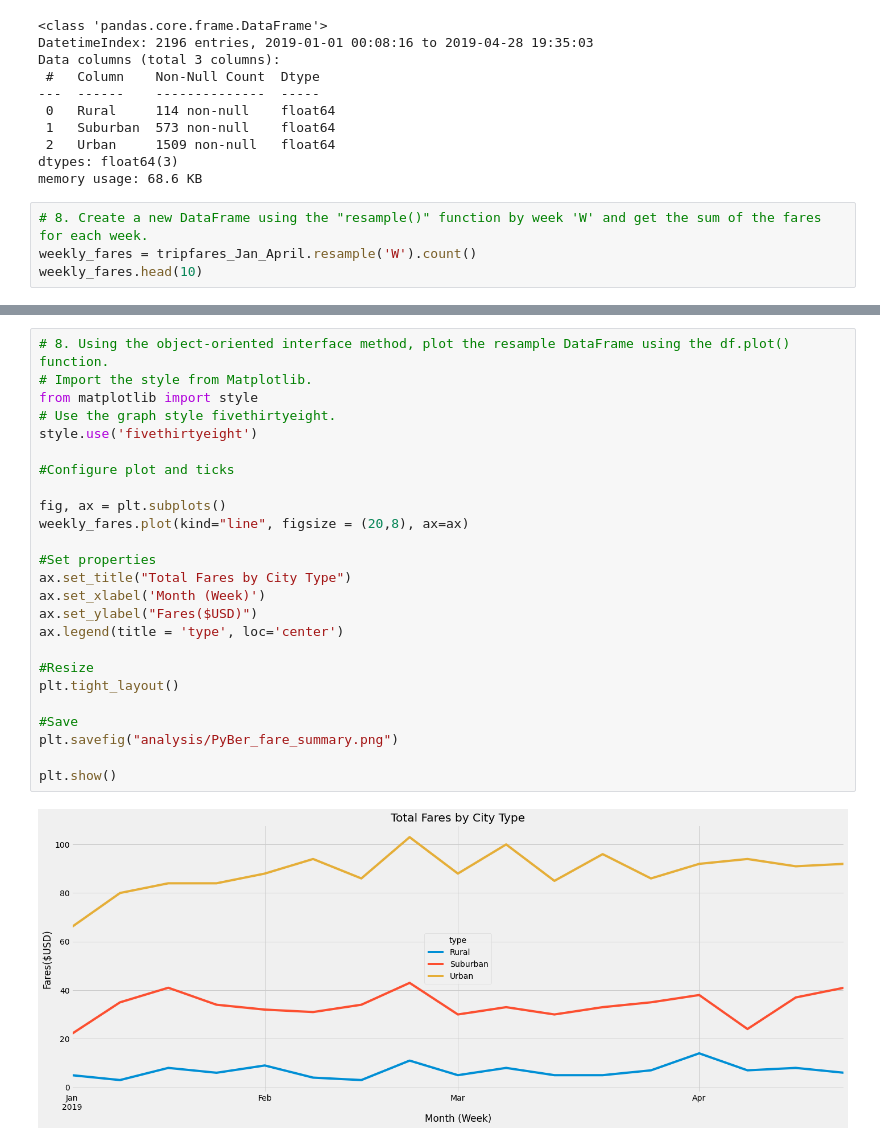
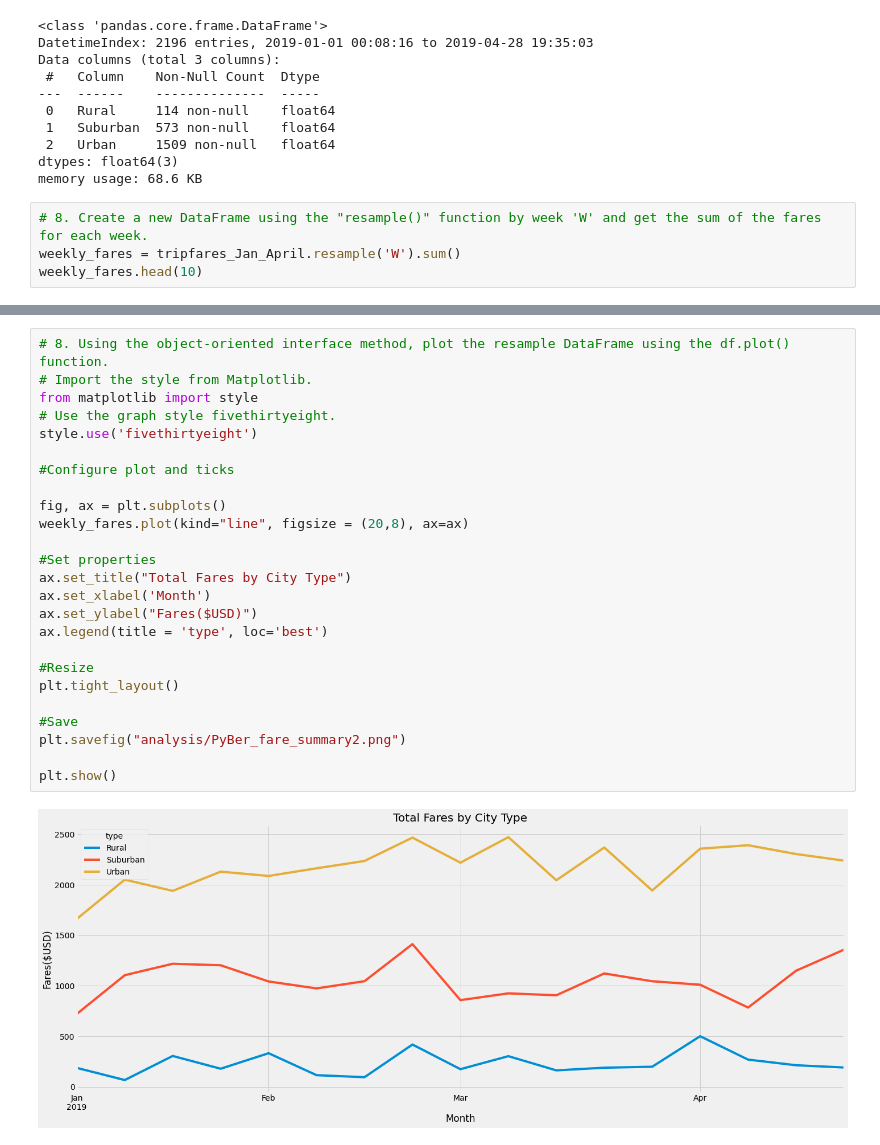
Before and after one commit to kayleeallen/PyBer_Analysis, a Jupyter notebook: PyBer_Challenge.ipynb, the cells around one changed output, grey strips where cells are left out. Drawn from its saved outputs; the diff is of its cells as text.

Commit message:
updating analysis

```diff
--- a/PyBer_Challenge.ipynb
+++ b/PyBer_Challenge.ipynb
@@ -217,7 +217,7 @@ dtypes: float64(3)
 memory usage: 68.6 KB
 # %%
 # 8. Create a new DataFrame using the "resample()" function by week 'W' and get the sum of the fares for each week.
-weekly_fares = tripfares_Jan_April.resample('W').count()
+weekly_fares = tripfares_Jan_April.resample('W').sum()
 weekly_fares.head(10)
 # %% [output]
 | type | Rural | Suburban | Urban |
@@ -235,27 +235,27 @@ weekly_fares.head(10)
 # %%
 # 8. Using the object-oriented interface method, plot the resample DataFrame using the df.plot() function.
 # Import the style from Matplotlib.
 from matplotlib import style
 # Use the graph style fivethirtyeight.
 style.use('fivethirtyeight')
 
 #Configure plot and ticks
 
 fig, ax = plt.subplots()
 weekly_fares.plot(kind="line", figsize = (20,8), ax=ax)
 
 #Set properties
 ax.set_title("Total Fares by City Type")
-ax.set_xlabel('Month (Week)')
+ax.set_xlabel('Month')
 ax.set_ylabel("Fares($USD)")
-ax.legend(title = 'type', loc='center')
+ax.legend(title = 'type', loc='best')
 
 #Resize
 plt.tight_layout()
 
 #Save
-plt.savefig("analysis/PyBer_fare_summary.png")
+plt.savefig("analysis/PyBer_fare_summary2.png")
 
 plt.show()
 # %% [output]
-[figure, old version]
+[figure, new version]
```
Also changed, not shown: parts of 1 cell of this notebook, 2 other files.
